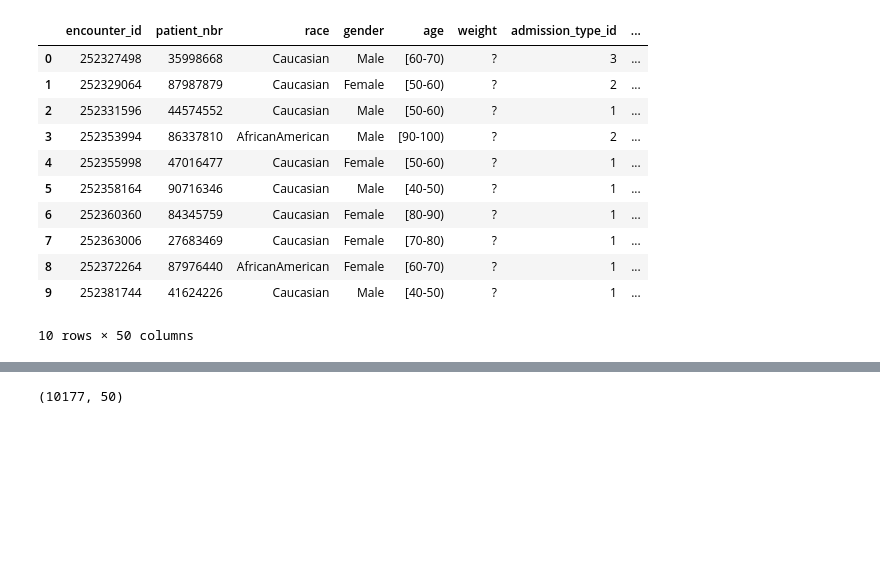
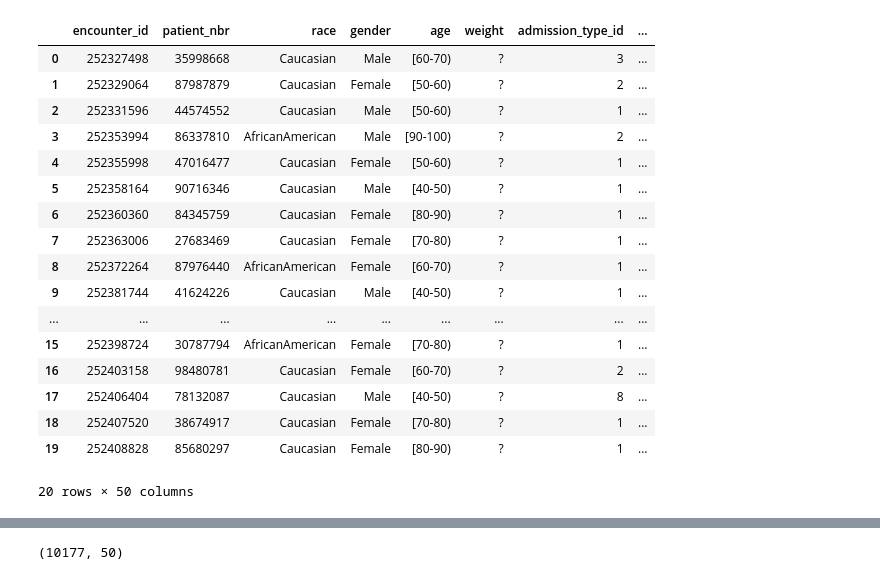
Before and after one commit to pting302/AI_for_Bias_Detection_Healthcare, a Jupyter notebook: Models/Network_Model.ipynb, the cells around one changed output, grey strips where cells are left out. Drawn from its saved outputs; the diff is of its cells as text; code cells hidden in the pictures; blank space fills up the shorter version.

```diff
--- a/Models/Network_Model.ipynb
+++ b/Models/Network_Model.ipynb
@@ -9,15 +11,21 @@ df_train = pd.read_csv(r"C:\Users\tingp\AI_for_Bias_Detection_Healthcare\Data\Tr
 # %%
-df_test.head(10)
+df_test.head(20)
 # %% [output]
 |  | encounter_id | patient_nbr | race | gender | age | weight | admission_type_id | ... |
 | 0 | 252327498 | 35998668 | Caucasian | Male | [60-70) | ? | 3 | ... |
 | 1 | 252329064 | 87987879 | Caucasian | Female | [50-60) | ? | 2 | ... |
 | 2 | 252331596 | 44574552 | Caucasian | Male | [50-60) | ? | 1 | ... |
 | 3 | 252353994 | 86337810 | AfricanAmerican | Male | [90-100) | ? | 2 | ... |
 | 4 | 252355998 | 47016477 | Caucasian | Female | [50-60) | ? | 1 | ... |
 | 5 | 252358164 | 90716346 | Caucasian | Male | [40-50) | ? | 1 | ... |
 | 6 | 252360360 | 84345759 | Caucasian | Female | [80-90) | ? | 1 | ... |
 | 7 | 252363006 | 27683469 | Caucasian | Female | [70-80) | ? | 1 | ... |
 | 8 | 252372264 | 87976440 | AfricanAmerican | Female | [60-70) | ? | 1 | ... |
 | 9 | 252381744 | 41624226 | Caucasian | Male | [40-50) | ? | 1 | ... |
+| ... | ... | ... | ... | ... | ... | ... | ... | ... |
+| 15 | 252398724 | 30787794 | AfricanAmerican | Female | [70-80) | ? | 1 | ... |
+| 16 | 252403158 | 98480781 | Caucasian | Female | [60-70) | ? | 2 | ... |
+| 17 | 252406404 | 78132087 | Caucasian | Male | [40-50) | ? | 8 | ... |
+| 18 | 252407520 | 38674917 | Caucasian | Female | [70-80) | ? | 1 | ... |
+| 19 | 252408828 | 85680297 | Caucasian | Female | [80-90) | ? | 1 | ... |
-10 rows × 50 columns
+20 rows × 50 columns
```
Also changed, not shown: parts of 18 cells of this notebook.
